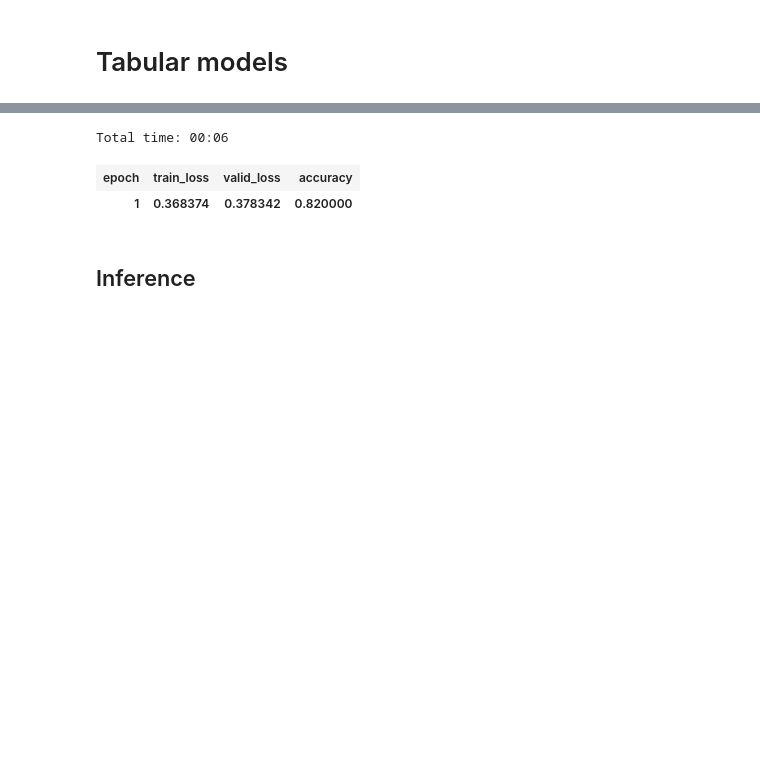
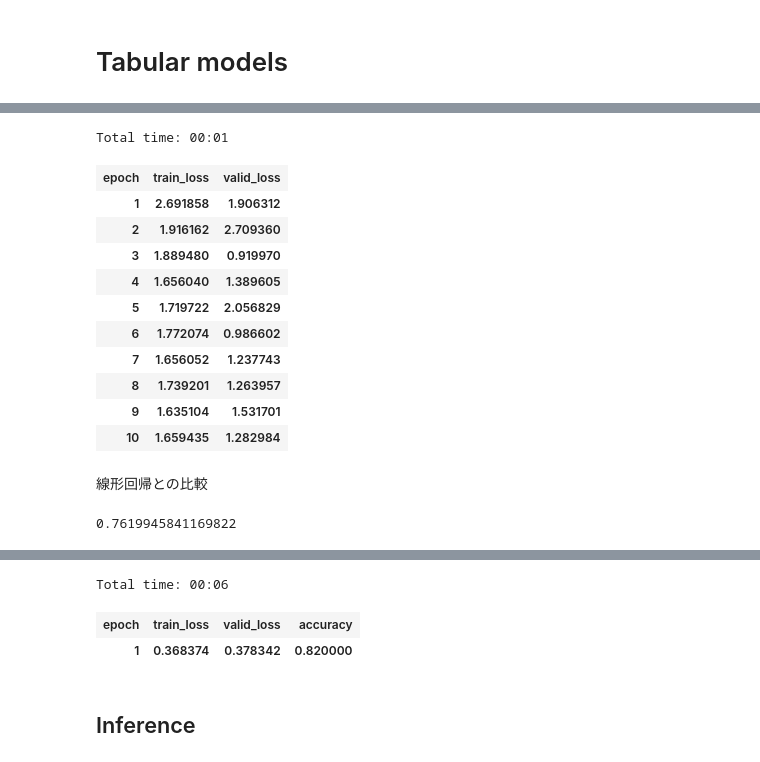
Before and after one commit to mickeykubo/fastai-v1, a Jupyter notebook: lesson4_tabular.ipynb, the cells around one changed output, grey strips where cells are left out. Drawn from its saved outputs; the diff is of its cells as text; code cells hidden in the pictures; blank space fills up the shorter version.

```diff
--- a/lesson4_tabular.ipynb
+++ b/lesson4_tabular.ipynb
@@ -28,0 +74,17 @@ Tabular data should be in a Pandas `DataFrame`.
+# %%
+learn.fit(10, 1e-2)
+# %% [output]
+Total time: 00:01
+| epoch | train_loss | valid_loss |
+| 1 | 2.691858 | 1.906312 |
+| 2 | 1.916162 | 2.709360 |
+| 3 | 1.889480 | 0.919970 |
+| 4 | 1.656040 | 1.389605 |
+| 5 | 1.719722 | 2.056829 |
+| 6 | 1.772074 | 0.986602 |
+| 7 | 1.656052 | 1.237743 |
+| 8 | 1.739201 | 1.263957 |
+| 9 | 1.635104 | 1.531701 |
+| 10 | 1.659435 | 1.282984 |
+# %% [markdown]
+線形回帰との比較
@@ -28,0 +97,8 @@ Tabular data should be in a Pandas `DataFrame`.
+# %%
+from sklearn.linear_model import LinearRegression #クラスのインポート
+lin_reg = LinearRegression()     # 線形回帰クラスのインスタンス生成
+lin_reg.fit(X_train, y_train)    # 学習
+yhat = lin_reg.predict(X_test)   # 予測
+print(lin_reg.score(X_test,y_test)) #決定係数
+# %% [output]
+0.7619945841169822
```
Also changed, not shown: parts of 15 cells of this notebook.
